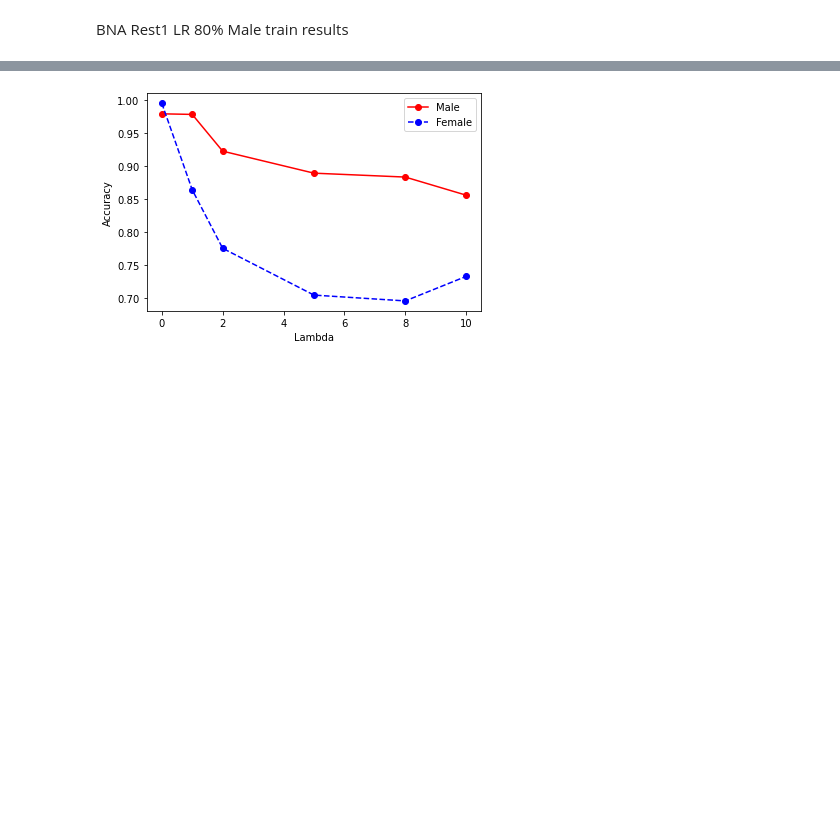
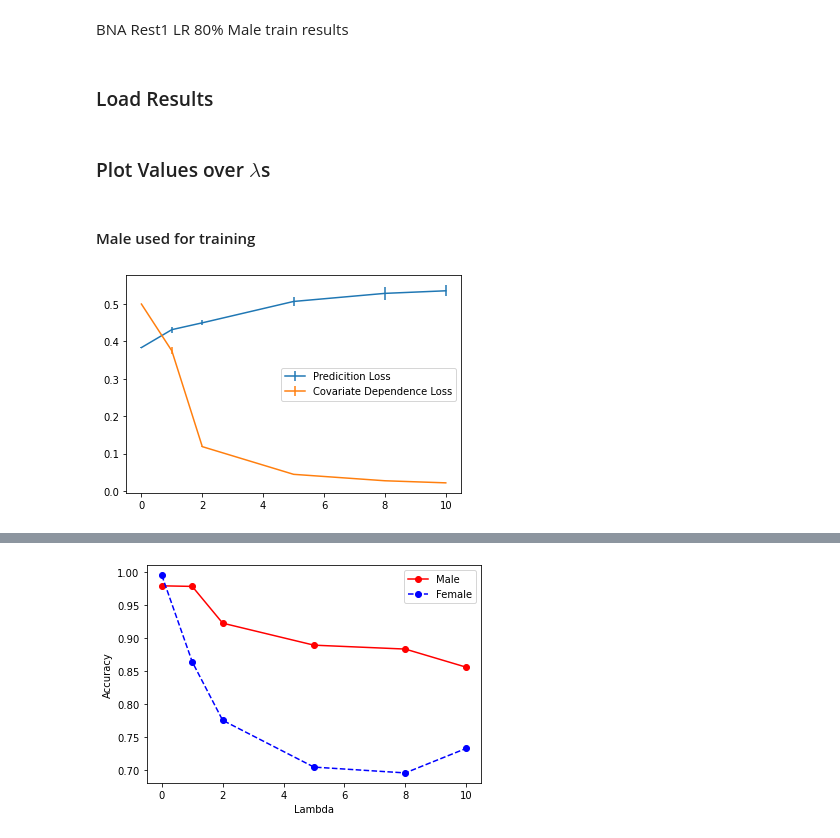
Before and after one commit to shuo-zhou/GSDA-Lateralization, a Jupyter notebook: Plot.ipynb, the cells around one changed output, grey strips where cells are left out. Saved outputs shown, nothing was run; the diff lists cells and outputs as text; code cells hidden in the pictures; blank space fills up the shorter version.

```diff
--- a/Plot.ipynb
+++ b/Plot.ipynb
@@ -105,3 +106,42 @@ acc_female = [0.9947, 0.8637, 0.7752, 0.7044, 0.6956, 0.7327]
 pred_loss = [0.5230, 0.3751, 0.4148, 0.4309, 0.4481, 0.4397]
 corrs_m = [1.0, 0.6640800030279606, 0.3586026044312101, 0.3552559088083282, 0.34509974948152683, 0.27067165286881945]
 hsics = [0.0005, 0.4775, 2.0041, 3.0448, 3.5540, 3.8639]
+# %% [markdown]
+### Load Results
+# %%
+df = pd.read_csv('/media/shuoz/MyDrive/HCP/BNA/Results/no_normalize/results.csv')
+# df = pd.read_csv('/media/shuoz/MyDrive/HCP/BNA/Results/results.csv')
+# df = pd.read_csv('/media/shuoz/MyDrive/HCP/BNA/Results/no_normalize/results__.csv')
+
+lambdas = np.unique(df['lambda'])
+test_sizes = np.unique(df['test_size'])
+col_names = df.columns[:4]
+# %% [markdown]
+### Plot Values over $\lambda$s
+# %% [markdown]
+#### Male used for training
+# %%
+sub_df = df[df['test_size'] == 0.2]
+
+res = dict()
+for key in col_names:
+    res['%s_mean' % key] = []
+    res['%s_std' % key] = []
+
+for lambda_ in lambdas:
+    df_ = sub_df[sub_df['lambda'] == lambda_]
+    for key in col_names:
+        values = df_[key][:5]
+        res['%s_mean' % key].append(np.mean(values))
+        res['%s_std' % key].append(np.std(values))
+# %%
+fig = plt.figure()
+
+plt.errorbar(lambdas, res['pred_loss_mean'], yerr=res['pred_loss_std'], label='Predicition Loss')
+plt.errorbar(lambdas, res['code_loss_mean'], yerr=res['code_loss_std'], label='Covariate Dependence Loss')
+plt.legend(loc=5)
+plt.savefig('loss_m.pdf', format='pdf', bbox_inches='tight')
+plt.savefig('loss_m.png', format='png', bbox_inches='tight')
+plt.show()
+# %% [output]
+[figure, added]
```
Also changed, not shown: parts of 16 cells of this notebook, 2 other files.
